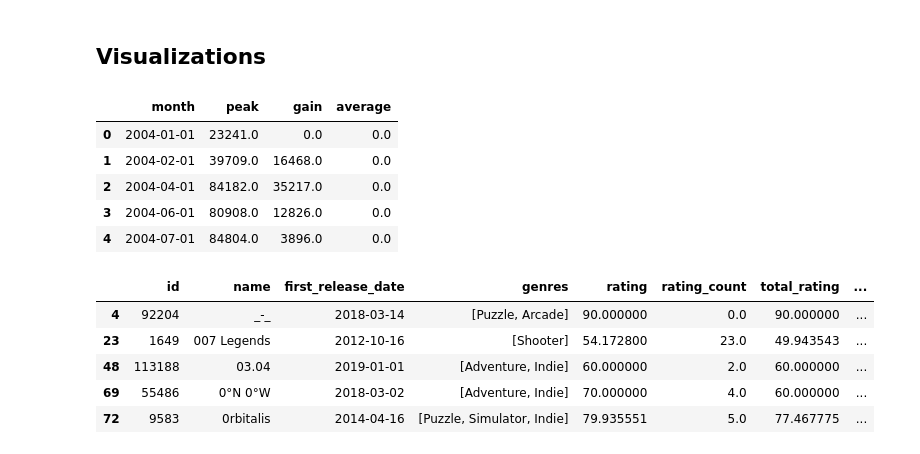
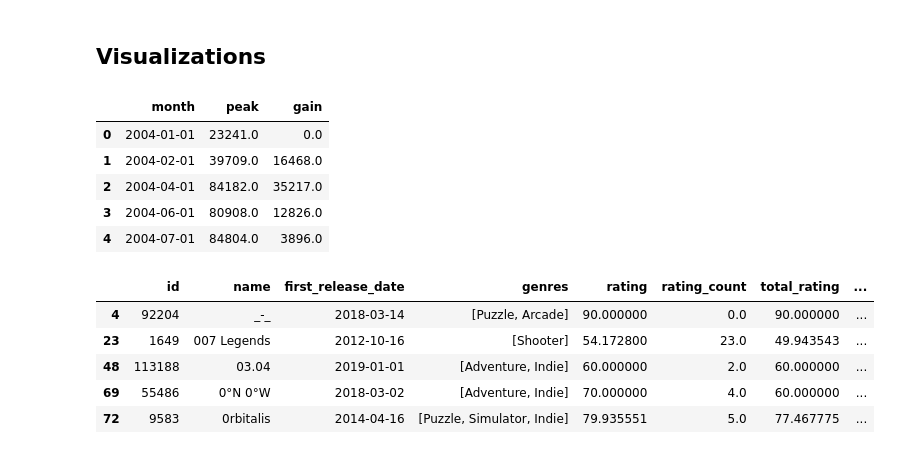
Before and after one commit to Axewuf/Beyond-The-Crosshair, a Jupyter notebook: notebooks/BeyondTheCrosshair.ipynb, the cells around one changed output. Drawn from its saved outputs; the diff is of its cells as text; code cells hidden in the pictures.

```diff
--- a/notebooks/BeyondTheCrosshair.ipynb
+++ b/notebooks/BeyondTheCrosshair.ipynb
@@ -29,20 +29,16 @@ cs_data_with_dash
 |  | month | peak | gain | %gain | average | average % gain |
 | 241 | Jan-04 | 23,241 | - | - | - | - |
 # %%
-cs_data[['peak', 'gain', 'average']] = cs_data[['peak', 'gain', 'average']].replace({",": "", "-": "0"}, regex=True).astype(float)
-cs2_data[['peak', 'gain', 'average']] = cs2_data[['peak', 'gain', 'average']].replace({",": "", "-": "0"}, regex=True).astype(float)
-css_data[['peak', 'gain', 'average']] = css_data[['peak', 'gain', 'average']].replace({",": "", "-": "0"}, regex=True).astype(float)
-cscz_data[['peak', 'gain', 'average']] = cscz_data[['peak', 'gain', 'average']].replace({",": "", "-": "0"}, regex=True).astype(float)
+cs_data[['peak', 'gain']] = cs_data[['peak', 'gain']].replace({",": "", "-": "0"}, regex=True).astype(float)
+cs2_data[['peak', 'gain']] = cs2_data[['peak', 'gain']].replace({",": "", "-": "0"}, regex=True).astype(float)
+css_data[['peak', 'gain']] = css_data[['peak', 'gain']].replace({",": "", "-": "0"}, regex=True).astype(float)
+cscz_data[['peak', 'gain']] = cscz_data[['peak', 'gain']].replace({",": "", "-": "0"}, regex=True).astype(float)
 
-fields_to_keep = ['month', 'peak', 'gain', 'average']
+fields_to_keep = ['month', 'peak', 'gain']
 cs_data = cs_data[fields_to_keep][1:]
 cs2_data = cs2_data[fields_to_keep][1:]
 css_data = css_data[fields_to_keep][1:]
 cscz_data = cscz_data[fields_to_keep][1:]
-
-split_date = pd.Timestamp("2023-09-01")
-
-
 
 cs_data["month"] = pd.to_datetime(cs_data["month"], format="%b-%y")
 cs_data = cs_data.sort_values("month")
@@ -53,6 +49,7 @@ cscz_data = cscz_data.sort_values("month")
 cs2_data["month"] = pd.to_datetime(cs2_data["month"], format="%b-%y")
 cs2_data = cs2_data.sort_values("month")
 
+split_date = pd.Timestamp("2023-09-01")
 csgo_data = cs2_data[cs2_data["month"] < split_date]
 cs2_data = cs2_data[cs2_data["month"] >= split_date]
 
@@ -74,7 +71,7 @@ cs_merged.head()
 # %%
-SteamDB_merged_grouped = cs_merged.groupby(cs_merged.columns[0]).sum()
+cs_merged_grouped = cs_merged.groupby(cs_merged.columns[0]).sum()
 
-SteamDB_merged_grouped = SteamDB_merged_grouped.reset_index()
-SteamDB_merged_grouped = SteamDB_merged_grouped.sort_values("month")
-SteamDB_merged_grouped
+cs_merged_grouped = cs_merged_grouped.reset_index()
+cs_merged_grouped = cs_merged_grouped.sort_values("month")
+cs_merged_grouped
 # %% [output]
@@ -410,14 +407,14 @@ youtube_data_sorted_by_viewCount
 # %% [markdown]
 ## Visualizations
 # %%
-SteamDB_merged_grouped.head()
+cs_merged_grouped.head()
 # %% [output]
-|  | month | peak | gain | average |
-| 0 | 2004-01-01 | 23241.0 | 0.0 | 0.0 |
-| 1 | 2004-02-01 | 39709.0 | 16468.0 | 0.0 |
-| 2 | 2004-04-01 | 84182.0 | 35217.0 | 0.0 |
-| 3 | 2004-06-01 | 80908.0 | 12826.0 | 0.0 |
-| 4 | 2004-07-01 | 84804.0 | 3896.0 | 0.0 |
+|  | month | peak | gain |
+| 0 | 2004-01-01 | 23241.0 | 0.0 |
+| 1 | 2004-02-01 | 39709.0 | 16468.0 |
+| 2 | 2004-04-01 | 84182.0 | 35217.0 |
+| 3 | 2004-06-01 | 80908.0 | 12826.0 |
+| 4 | 2004-07-01 | 84804.0 | 3896.0 |
 # %%
 igdb_data_merged_filtered_converted.head()
 # %% [output]
```
Also changed, not shown: parts of 8 cells of this notebook.
